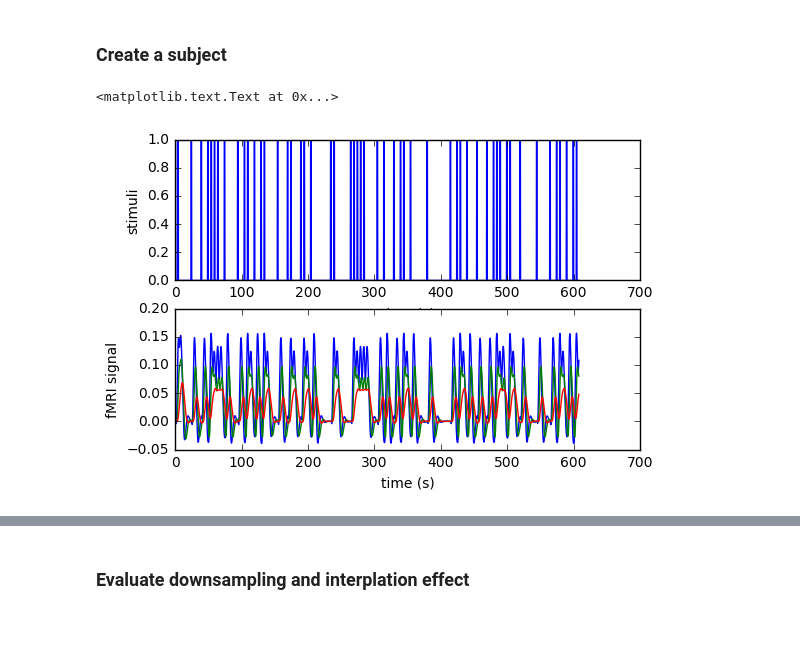
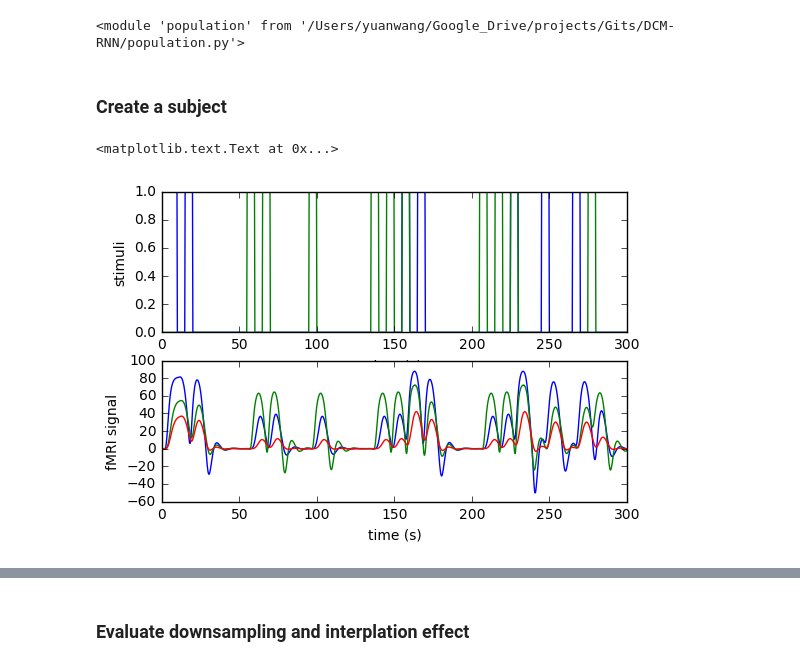
Before and after one commit to YuanWangOnward/DCM_RNN, a Jupyter notebook: build_DCM_RNN.ipynb, the cells around one changed output, grey strips where cells are left out. Drawn from its saved outputs; the diff is of its cells as text; code cells hidden in the pictures; blank space fills up the shorter version.

Commit message:
multiple stimuli and region specific hemo-parameters.
1. Population supports multi-stimuli and region specific
hemo-parameters.
2. CBI supports multi-stimuli and region specific hemo-parameters

```diff
--- a/build_DCM_RNN.ipynb
+++ b/build_DCM_RNN.ipynb
@@ -13,20 +15,25 @@ import pandas as pd
 # %%
 import CBI
 import population
+importlib.reload(CBI)
+importlib.reload(population)
+# %% [output]
+<module 'population' from '/Users/yuanwang/Google_Drive/projects/Gits/DCM-RNN/population.py'>
 # %% [markdown]
 ###  Create a subject
 # %%
-s=population.get_a_standard_subject()
-m=CBI.configure_a_scanner()
+s=population.get_a_subject()
+m=CBI.configure_a_scanner(t_delta=0.25,n_stimuli=2)
 u,y,x,h=m.quick_scan(s,return_x=True,return_h=True)
+# tmp=s.show_all_variable_value(True)
 plt.subplot(211)
-plt.plot(np.arange(m.n_time_point)*m.t_delta,u)
+plt.plot(np.arange(m.n_time_point)*m.t_delta,u.transpose())
 plt.xlabel('time (s)')
 plt.ylabel('stimuli')
 plt.subplot(212)
 plt.plot(np.arange(m.n_time_point)*m.t_delta,y[:,0,:].transpose())
 plt.xlabel('time (s)')
 plt.ylabel('fMRI signal')
 # %% [output]
 <matplotlib.text.Text at 0x...>
-[figure, old version]
+[figure, new version]
```
Also changed, not shown: parts of 22 cells of this notebook, 12 other files.
